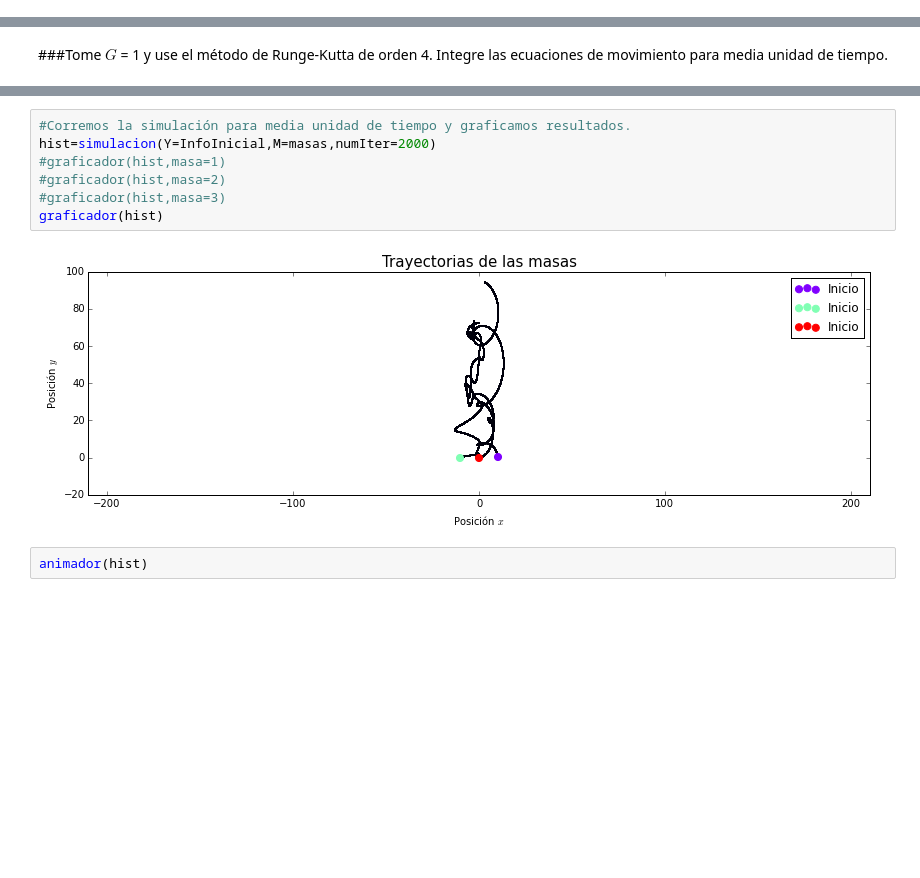
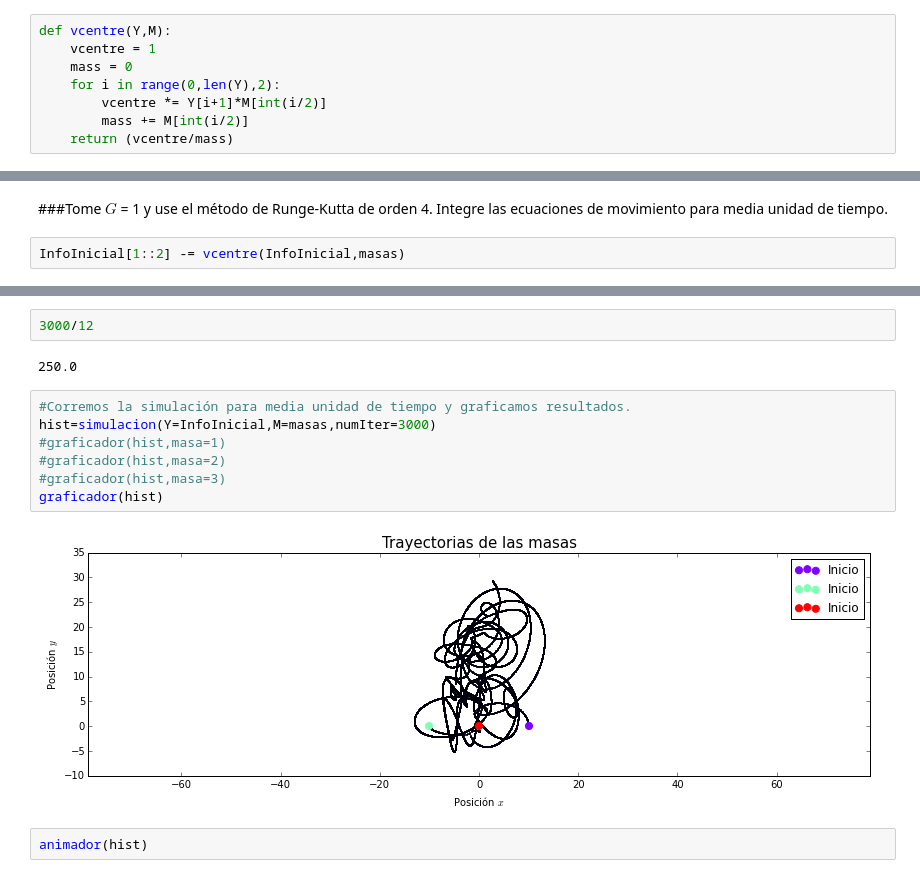
Before and after one commit to ArturoVelasquez/MC-1, a Jupyter notebook: Proyecto/proyecto.ipynb, the cells around one changed output, grey strips where cells are left out. Drawn from its saved outputs; the diff is of its cells as text; blank space fills up the shorter version.

Commit message:
vcentre added

```diff
--- a/Proyecto/proyecto.ipynb
+++ b/Proyecto/proyecto.ipynb
@@ -65,6 +65,14 @@ def runge_kutta_orden4(dt,Y,M):
     #Asignamos los nuevos valores encontrados al vector inicial.
     Y+= dt * (1/6.*K1 + 1/3. * K2 + 1/3.*K3 + 1/6.*K4)
     return(Y)
+# %%
+def vcentre(Y,M):
+    vcentre = 1
+    mass = 0
+    for i in range(0,len(Y),2):
+        vcentre *= Y[i+1]*M[int(i/2)]
+        mass += M[int(i/2)]
+    return (vcentre/mass)
 # %%
 #Definimos una función que llama varias veces el método de Runge-Kutta para efectuar la simulación.
 def simulacion(M,Y,numIter=100,tmax=1,*args):
@@ -152,3 +160,5 @@ InfoInicial = np.array([r1,v1,r2,v3,r3,v3])
 masas = np.array([m1,m2,m3])
 # %% [markdown]
 ###Tome $G$ = 1 y use el método de Runge-Kutta de orden 4. Integre las ecuaciones de movimiento para media unidad de tiempo.
+# %%
+InfoInicial[1::2] -= vcentre(InfoInicial,masas)
@@ -155,12 +174,16 @@ masas = np.array([m1,m2,m3])
+# %%
+3000/12
+# %% [output]
+250.0
 # %%
 #Corremos la simulación para media unidad de tiempo y graficamos resultados.
-hist=simulacion(Y=InfoInicial,M=masas,numIter=2000)
+hist=simulacion(Y=InfoInicial,M=masas,numIter=3000)
 #graficador(hist,masa=1)
 #graficador(hist,masa=2)
 #graficador(hist,masa=3)
 graficador(hist)
 # %% [output]
-[figure, old version]
+[figure, new version]
 # %%
 animador(hist)
 # %% [markdown]
```
Also changed, not shown: parts of 2 cells of this notebook, 2 other files.
